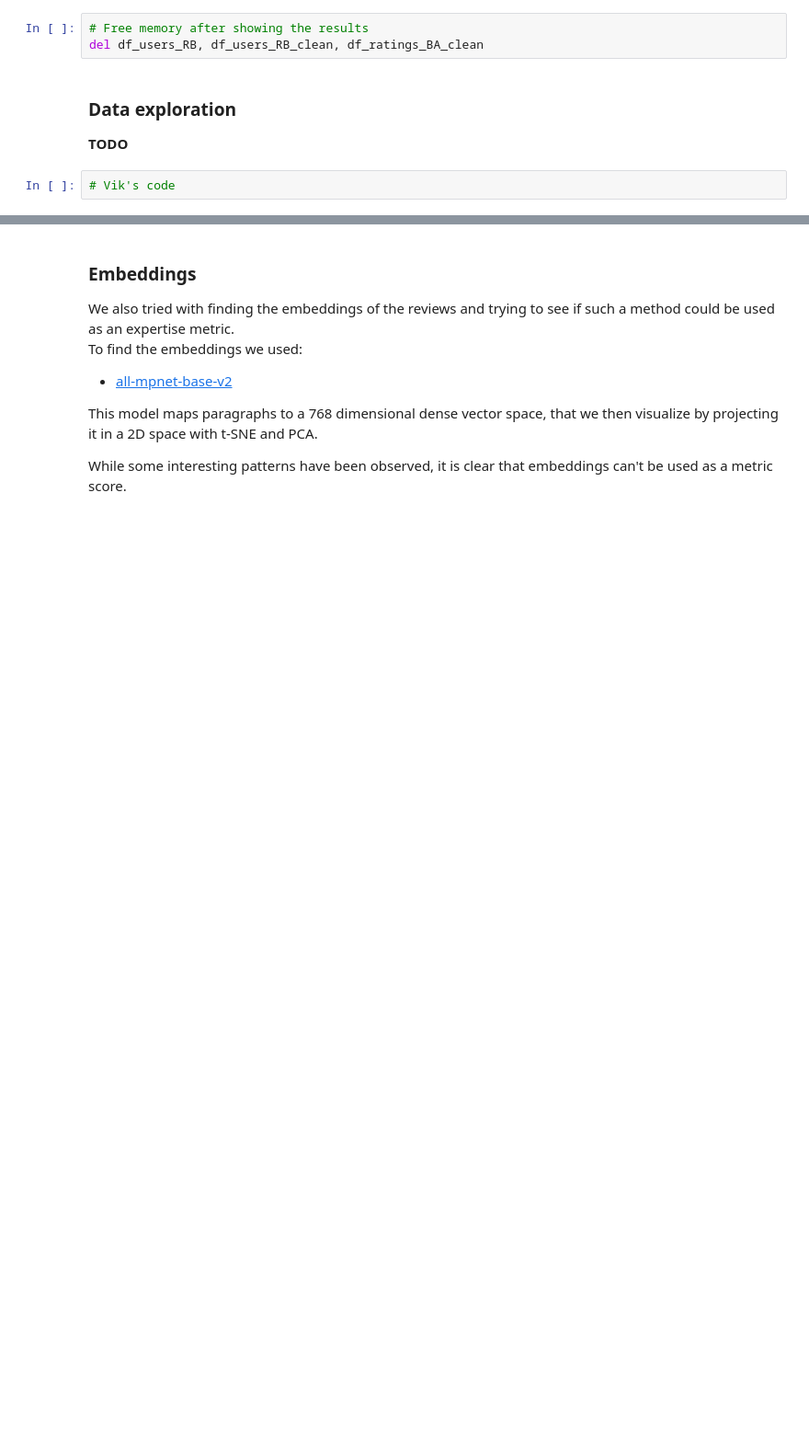
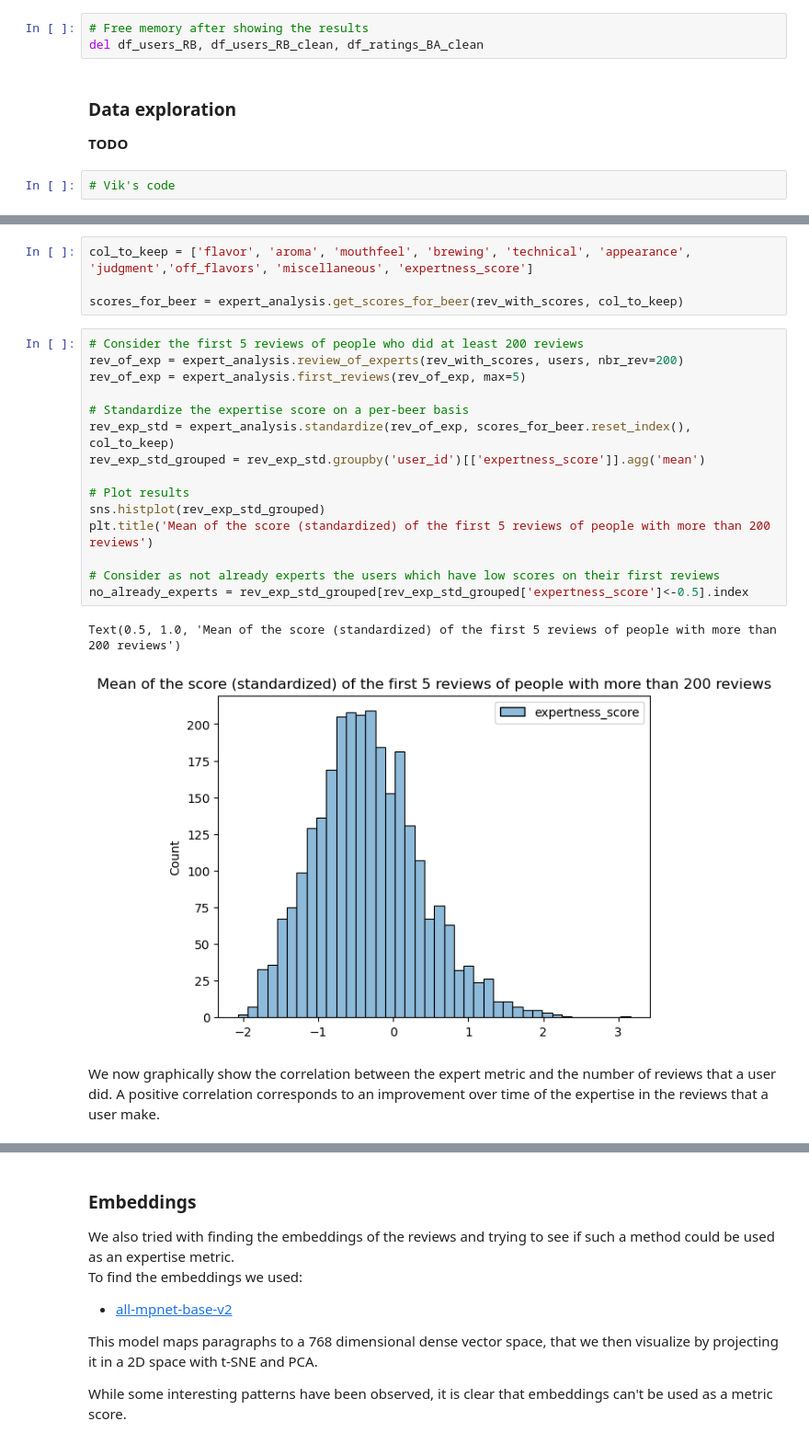
Before and after one commit to nada401/brewing-knowledge, a Jupyter notebook: results.ipynb, the cells around one changed output, grey strips where cells are left out. Shown: that part at 92% size. Saved outputs shown, nothing was run; the diff lists cells and outputs as text; blank space fills up the shorter version.

```diff
--- a/results.ipynb
+++ b/results.ipynb
@@ -172,0 +197,24 @@ PearsonRResult(statistic=0.25250688377961705, pvalue=0.0)
+# %%
+col_to_keep = ['flavor', 'aroma', 'mouthfeel', 'brewing', 'technical', 'appearance', 'judgment','off_flavors', 'miscellaneous', 'expertness_score']
+
+scores_for_beer = expert_analysis.get_scores_for_beer(rev_with_scores, col_to_keep)
+# %%
+# Consider the first 5 reviews of people who did at least 200 reviews
+rev_of_exp = expert_analysis.review_of_experts(rev_with_scores, users, nbr_rev=200)
+rev_of_exp = expert_analysis.first_reviews(rev_of_exp, max=5)
+
+# Standardize the expertise score on a per-beer basis
+rev_exp_std = expert_analysis.standardize(rev_of_exp, scores_for_beer.reset_index(), col_to_keep)
+rev_exp_std_grouped = rev_exp_std.groupby('user_id')[['expertness_score']].agg('mean')
+
+# Plot results
+sns.histplot(rev_exp_std_grouped)
+plt.title('Mean of the score (standardized) of the first 5 reviews of people with more than 200 reviews')
+
+# Consider as not already experts the users which have low scores on their first reviews
+no_already_experts = rev_exp_std_grouped[rev_exp_std_grouped['expertness_score']<-0.5].index
+# %% [output]
+Text(0.5, 1.0, 'Mean of the score (standardized) of the first 5 reviews of people with more than 200 reviews')
+[figure, added]
+# %% [markdown]
+We now graphically show the correlation between the expert metric and the number of reviews that a user did. A positive correlation corresponds to an improvement over time of the expertise in the reviews that a user make.
```
Also changed, not shown: parts of 20 cells of this notebook, 1 other file.
